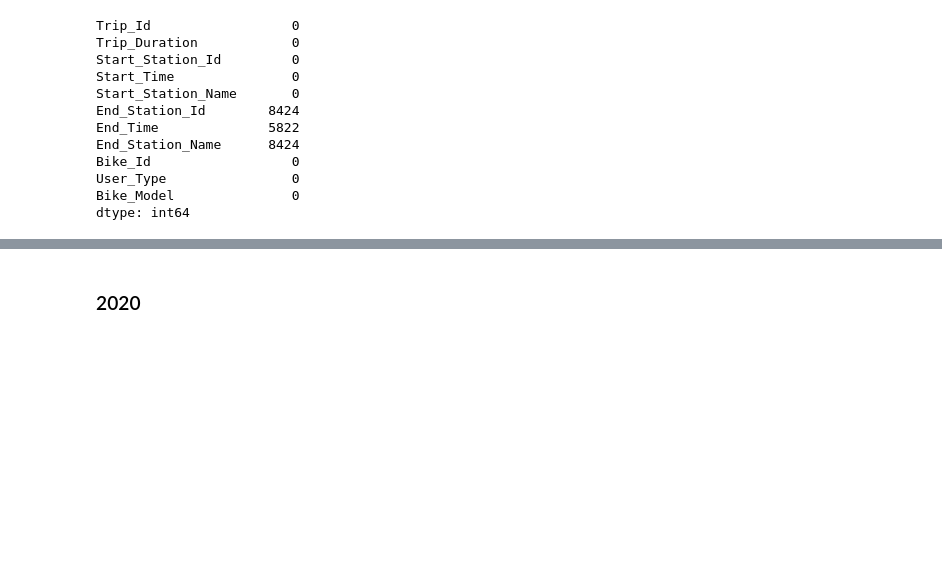
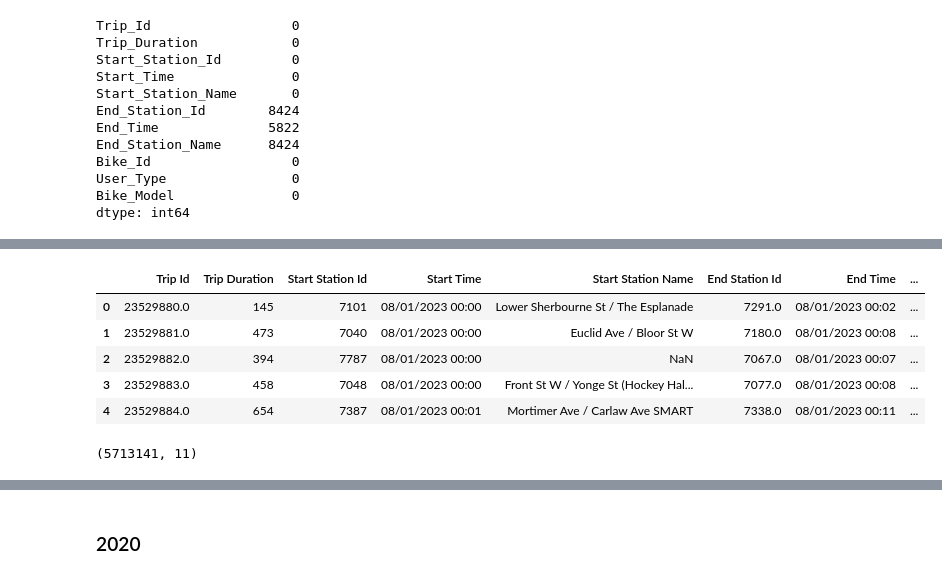
Before and after one commit to Neman-River/bikeshare_toronto, a Jupyter notebook: import_data.ipynb, the cells around one changed output, grey strips where cells are left out. Saved outputs shown, nothing was run; the diff lists cells and outputs as text; code cells hidden in the pictures; blank space fills up the shorter version.

Commit message:
resolve encoding problem, created function read_csv_robust

```diff
--- a/import_data.ipynb
+++ b/import_data.ipynb
@@ -489,0 +400,3 @@ dtype: object
+# %%
+path23 = 'raw_data/bikeshare-ridership-2023'
+os.listdir(path23)
@@ -489,0 +416,20 @@ dtype: object
+# %%
+files23 = os.listdir(path23)
+
+monthly_dfs_23 = [
+   pd.read_csv(os.path.join(path23, f), encoding='cp1252') for f in files23
+]
+# %%
+df23 = pd.concat(monthly_dfs_23, ignore_index=True)
+df23.head()
+# %% [output]
+|  | Trip Id | Trip Duration | Start Station Id | Start Time | Start Station Name | End Station Id | End Time | ... |
+| 0 | 23529880.0 | 145 | 7101 | 08/01/2023 00:00 | Lower Sherbourne St / The Esplanade | 7291.0 | 08/01/2023 00:02 | ... |
+| 1 | 23529881.0 | 473 | 7040 | 08/01/2023 00:00 | Euclid Ave / Bloor St W | 7180.0 | 08/01/2023 00:08 | ... |
+| 2 | 23529882.0 | 394 | 7787 | 08/01/2023 00:00 | NaN | 7067.0 | 08/01/2023 00:07 | ... |
+| 3 | 23529883.0 | 458 | 7048 | 08/01/2023 00:00 | Front St W / Yonge St (Hockey Hal... | 7077.0 | 08/01/2023 00:08 | ... |
+| 4 | 23529884.0 | 654 | 7387 | 08/01/2023 00:01 | Mortimer Ave / Carlaw Ave SMART | 7338.0 | 08/01/2023 00:11 | ... |
+# %%
+df23.shape
+# %% [output]
+(5713141, 11)
```
Also changed, not shown: parts of 225 cells of this notebook.
